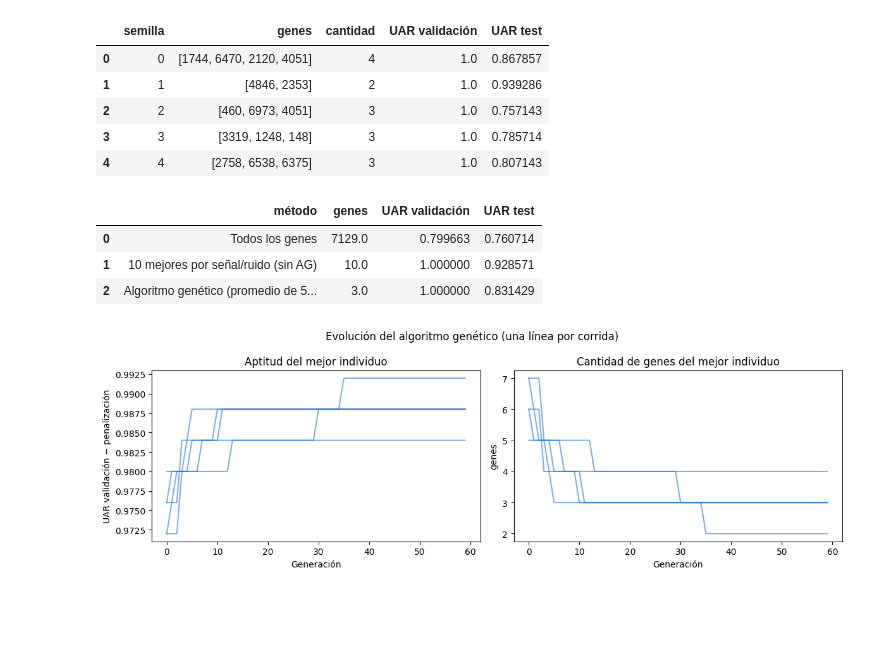
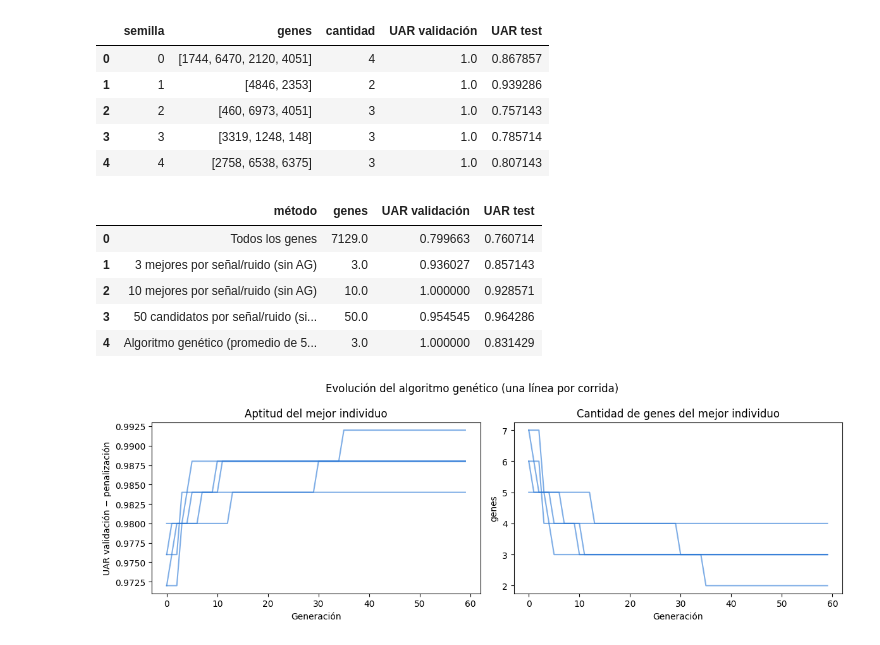
Before and after one commit to FICHCuatrimestral/InteligenciaComputacional, a Jupyter notebook: Practicas/TP6/TP6-v2.ipynb, the cells around one changed output. Drawn from its saved outputs; the diff is of its cells as text; code cells hidden in the pictures; blank space fills up the shorter version.

```diff
--- a/Practicas/TP6/TP6-v2.ipynb
+++ b/Practicas/TP6/TP6-v2.ipynb
@@ -843,26 +867,29 @@ tabla_corridas
 # %%
 #comparación con usar todos los genes y con quedarse directamente con los mejores del ranking
 todos = list(range(n_genes))
-top10 = candidatos[:10]
 
 suma_val = 0
 suma_test = 0
 suma_cantidad = 0
 for fila in filas:
     suma_cantidad = suma_cantidad + fila[2]
     suma_val = suma_val + fila[3]
     suma_test = suma_test + fila[4]
 
 pd.DataFrame([
     ["Todos los genes", n_genes, uar_validacion(todos), uar_test(todos)],
-    ["10 mejores por señal/ruido (sin AG)", 10, uar_validacion(top10), uar_test(top10)],
+    ["3 mejores por señal/ruido (sin AG)", 3, uar_validacion(candidatos[:3]), uar_test(candidatos[:3])],
+    ["10 mejores por señal/ruido (sin AG)", 10, uar_validacion(candidatos[:10]), uar_test(candidatos[:10])],
+    ["50 candidatos por señal/ruido (sin AG)", 50, uar_validacion(candidatos), uar_test(candidatos)],
     ["Algoritmo genético (promedio de 5 corridas)", suma_cantidad / corridas2, suma_val / corridas2, suma_test / corridas2],
 ], columns=["método", "genes", "UAR validación", "UAR test"])
 # %% [output]
 |  | método | genes | UAR validación | UAR test |
 | 0 | Todos los genes | 7129.0 | 0.799663 | 0.760714 |
-| 1 | 10 mejores por señal/ruido (sin AG) | 10.0 | 1.000000 | 0.928571 |
-| 2 | Algoritmo genético (promedio de 5... | 3.0 | 1.000000 | 0.831429 |
+| 1 | 3 mejores por señal/ruido (sin AG) | 3.0 | 0.936027 | 0.857143 |
+| 2 | 10 mejores por señal/ruido (sin AG) | 10.0 | 1.000000 | 0.928571 |
+| 3 | 50 candidatos por señal/ruido (si... | 50.0 | 0.954545 | 0.964286 |
+| 4 | Algoritmo genético (promedio de 5... | 3.0 | 1.000000 | 0.831429 |
 # %%
 #como evoluciona el mejor individuo de cada corrida
 fig, ejes = plt.subplots(1, 2, figsize=(12, 4))
```
Also changed, not shown: parts of 2 cells of this notebook.
